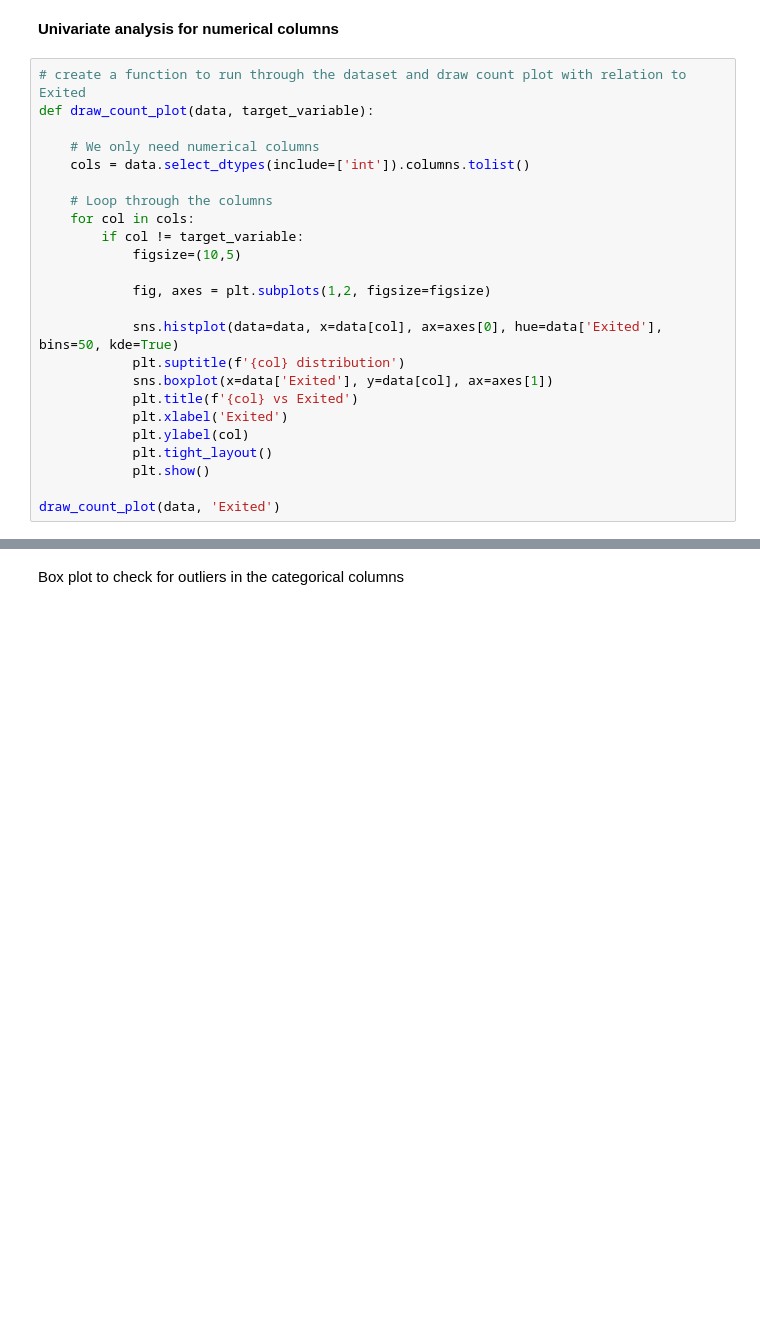
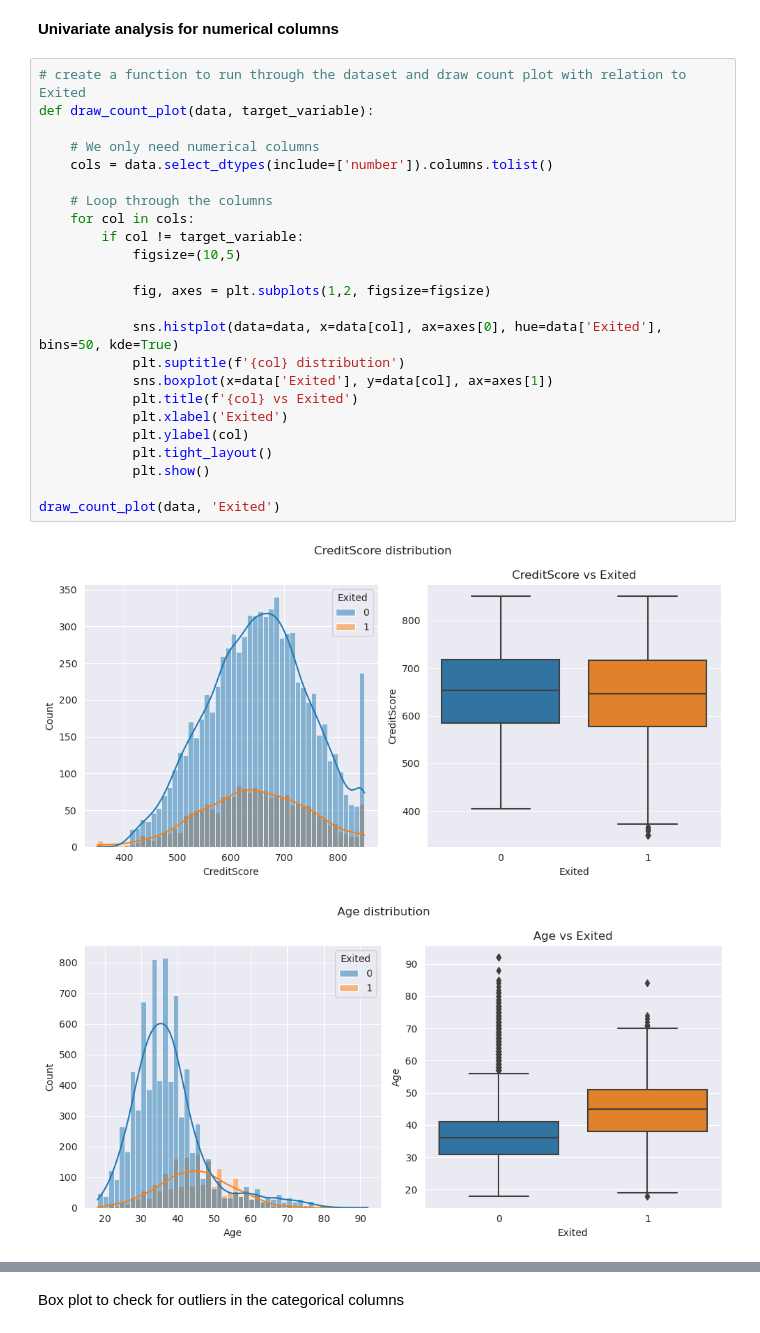
Before and after one commit to levine01/Group6_Phase3_Project, a Jupyter notebook: index.ipynb, the cells around one changed output, grey strips where cells are left out. Cells and saved outputs as stored; diff of their text form; blank space fills up the shorter version.

```diff
--- a/index.ipynb
+++ b/index.ipynb
@@ -271,24 +271,27 @@ sns.countplot(x='Exited' ,data=data)
 # %%
 # create a function to run through the dataset and draw count plot with relation to Exited
 def draw_count_plot(data, target_variable):
 
     # We only need numerical columns
-    cols = data.select_dtypes(include=['int']).columns.tolist()
+    cols = data.select_dtypes(include=['number']).columns.tolist()
 
     # Loop through the columns
     for col in cols:
         if col != target_variable:
             figsize=(10,5)
 
             fig, axes = plt.subplots(1,2, figsize=figsize)
 
             sns.histplot(data=data, x=data[col], ax=axes[0], hue=data['Exited'], bins=50, kde=True)
             plt.suptitle(f'{col} distribution')
             sns.boxplot(x=data['Exited'], y=data[col], ax=axes[1])
             plt.title(f'{col} vs Exited')
             plt.xlabel('Exited')
             plt.ylabel(col)
             plt.tight_layout()
             plt.show()
 
 draw_count_plot(data, 'Exited')
+# %% [output]
+[figure, added]
+[figure, added]
```
Also changed, not shown: parts of 14 cells of this notebook.
